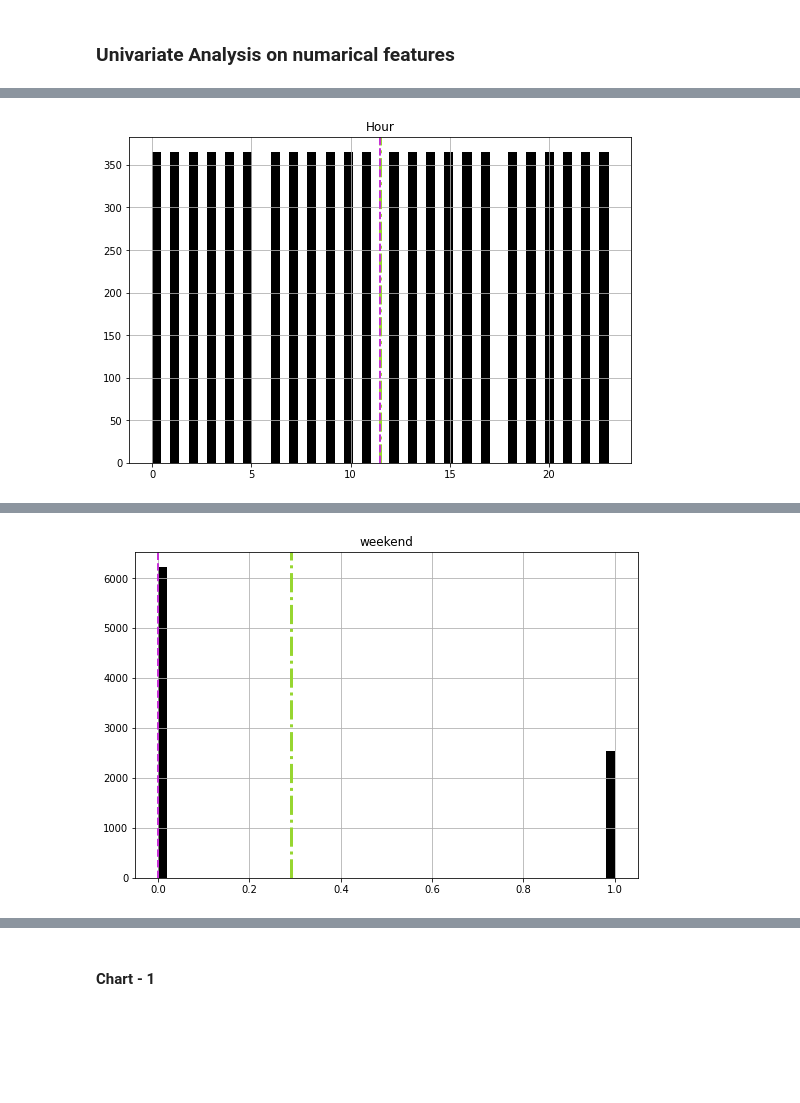
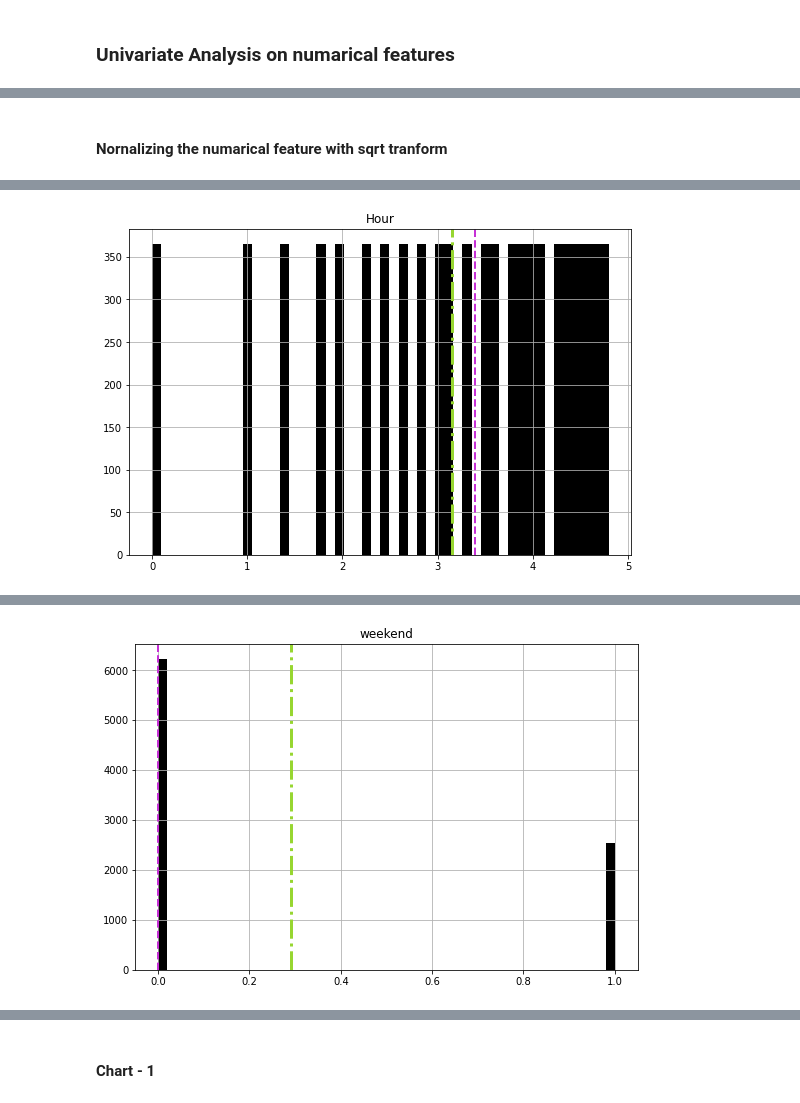
Before and after one commit to tarun422/Bike-Sharing-Demand, a Jupyter notebook: SouelBike.ipynb, the cells around one changed output, grey strips where cells are left out. Saved outputs shown, nothing was run; the diff lists cells and outputs as text; code cells hidden in the pictures; blank space fills up the shorter version.

```diff
--- a/SouelBike.ipynb
+++ b/SouelBike.ipynb
@@ -473,0 +476,7 @@ day_name = ['Thursday' 'Sunday' 'Wednesday' 'Friday' 'Monday' 'Saturday' 'Tuesda
+# %%
+# checking outliers
+
+for i in numarical_column:
+ fig = plt.figure(figsize=(9, 6))
+ sns.boxplot(bike[i],color='#bd112e')
+ plt.show()
@@ -579,0 +591,12 @@ numarical_column
+# %%
+# Univariate Analysis
+
+for col in numarical_column:
+    fig = plt.figure(figsize=(9, 6))
+    ax = fig.gca()
+    feature = bike[col]
+    feature.hist(bins=50, ax = ax,color='black')
+    ax.axvline(feature.mean(), color='#97d631', linestyle='dashdot', linewidth=3)
+    ax.axvline(feature.median(), color='#c631d6', linestyle='dashed', linewidth=2)
+    ax.set_title(col)
+plt.show()
@@ -598,0 +665,10 @@ for i in numarical_column:
+# %%
+# Apply sqrt transformations on target variable because this is moderate right skewed
+
+fig = plt.figure(figsize=(18, 6))
+plt.subplot(1,3,1)
+sns.distplot(transformed_target_variable)
+plt.subplot(1,3,2)
+sns.distplot(transformed_target_variable,hist=False)
+plt.subplot(1,3,3)
+sns.boxplot(transformed_target_variable)
@@ -599,15 +678,10 @@ for i in numarical_column:
+# %% [markdown]
+#### Nornalizing the numarical feature with sqrt tranform
 # %%
-# Univariate Analysis
-
-from matplotlib.patches import colors
-
 for col in numarical_column:
-
-  # set figure size
-
     fig = plt.figure(figsize=(9, 6))
     ax = fig.gca()
-    feature = bike[col]
+    feature = np.sqrt(bike[col])
     feature.hist(bins=50, ax = ax,color='black')
     ax.axvline(feature.mean(), color='#97d631', linestyle='dashdot', linewidth=3)
     ax.axvline(feature.median(), color='#c631d6', linestyle='dashed', linewidth=2)
@@ -618 +692 @@ plt.show()
-[figure, old version]
+[figure, new version]
```
Also changed, not shown: parts of 139 cells of this notebook.
